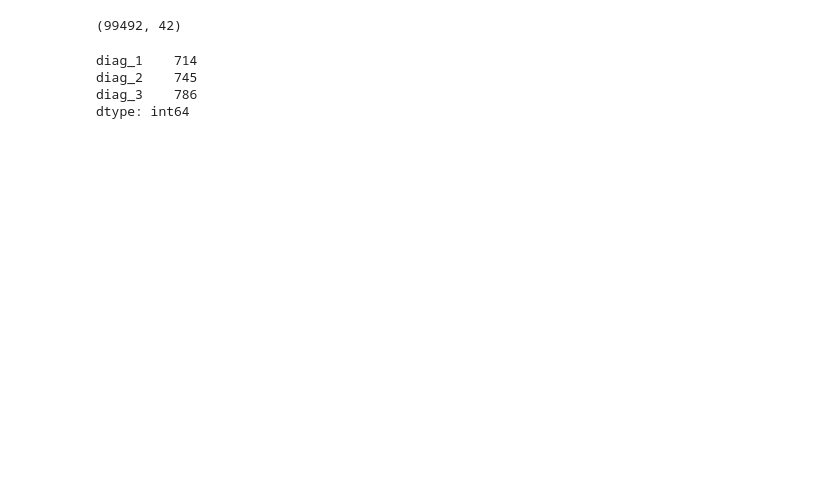
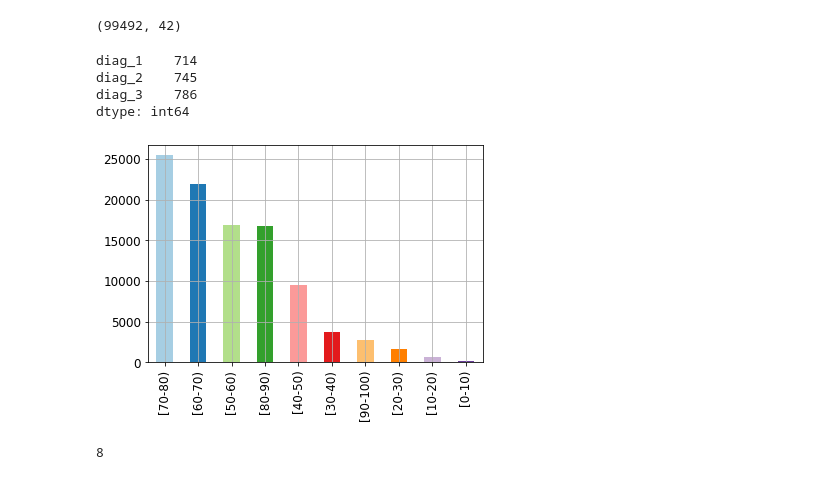
Before and after one commit to capac/kaggle-notebooks, a Jupyter notebook: diabetes-in-130-US-hospitals/diabetes.ipynb, the cells around one changed output. Saved outputs shown, nothing was run; the diff lists cells and outputs as text; code cells hidden in the pictures; blank space fills up the shorter version.

```diff
--- a/diabetes-in-130-US-hospitals/diabetes.ipynb
+++ b/diabetes-in-130-US-hospitals/diabetes.ipynb
@@ -150,3 +153,14 @@ diag_1    714
 diag_2    745
 diag_3    786
 dtype: int64
+# %%
+race_sorted_df = df['age'].value_counts(dropna=False)
+race_sorted_df.plot(kind='bar', color=plt.cm.Paired.colors)
+plt.grid(True);
+# %% [output]
+[figure, added]
+# %%
+num_cols = list(df.describe().columns)
+print(len(num_cols))
+# %% [output]
+8
```
Also changed, not shown: parts of 3 cells of this notebook.
